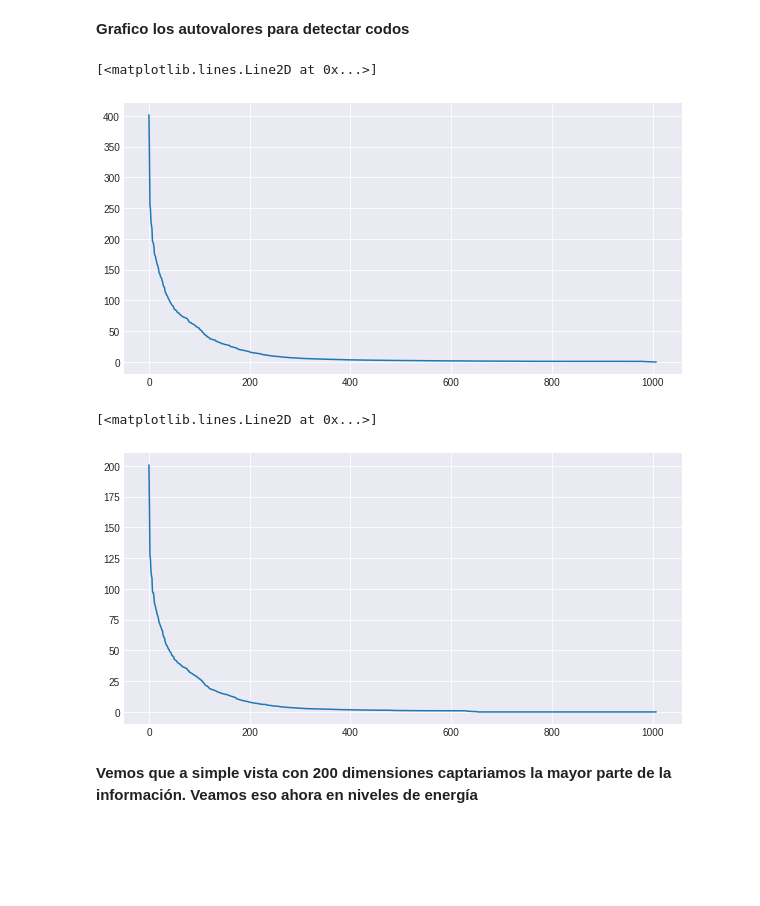
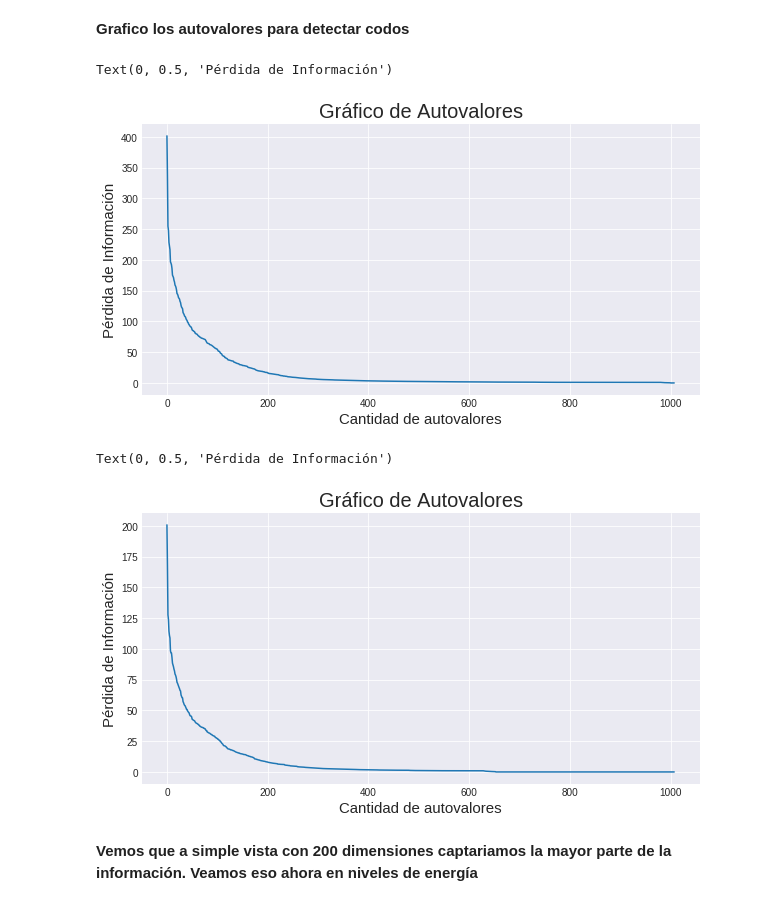
Before and after one commit to luctiz/Grupo43-TP2, a Jupyter notebook: TP2_Features_Soledad.ipynb, the cells around one changed output. Saved outputs shown, nothing was run; the diff lists cells and outputs as text; code cells hidden in the pictures; blank space fills up the shorter version.

```diff
--- a/TP2_Features_Soledad.ipynb
+++ b/TP2_Features_Soledad.ipynb
@@ -1619,18 +1607,24 @@ u_test, s_test, vt_test = svd(centered_test, full_matrices = False)
 # %%
 #Set train
 plt.style.use('seaborn-darkgrid')
 plt.figure(figsize = (10,5))
 plt.plot(s)
+plt.title("Gráfico de Autovalores", fontsize = 20)
+plt.xlabel("Cantidad de autovalores", fontsize = 15)
+plt.ylabel("Pérdida de Información", fontsize = 15)
 # %% [output]
-[<matplotlib.lines.Line2D at 0x...>]
+Text(0, 0.5, 'Pérdida de Información')
-[figure, old version]
+[figure, new version]
 # %%
 #Set test
 plt.figure(figsize = (10,5))
 plt.plot(s_test)
+plt.title("Gráfico de Autovalores", fontsize = 20)
+plt.xlabel("Cantidad de autovalores", fontsize = 15)
+plt.ylabel("Pérdida de Información", fontsize = 15)
 # %% [output]
-[<matplotlib.lines.Line2D at 0x...>]
+Text(0, 0.5, 'Pérdida de Información')
-[figure, old version]
+[figure, new version]
 # %% [markdown]
 **Vemos que a simple vista con 200 dimensiones captariamos la mayor parte de la información. Veamos eso ahora en niveles de energía**
 # %%
```
Also changed, not shown: parts of 40 cells of this notebook.
